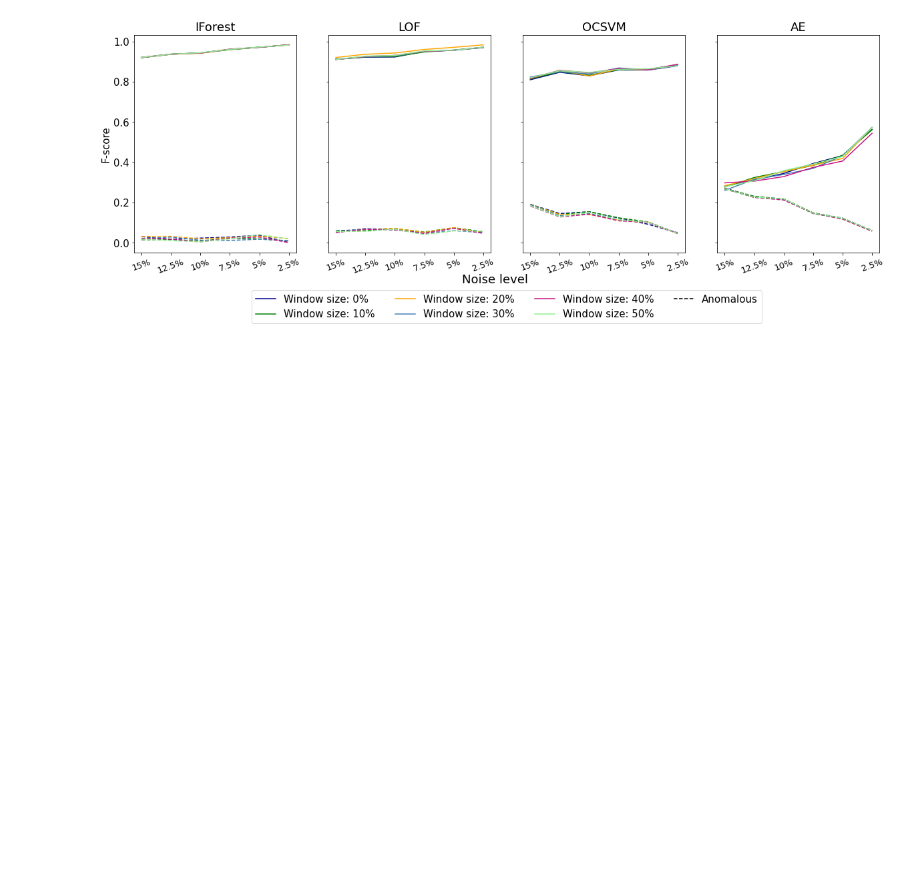
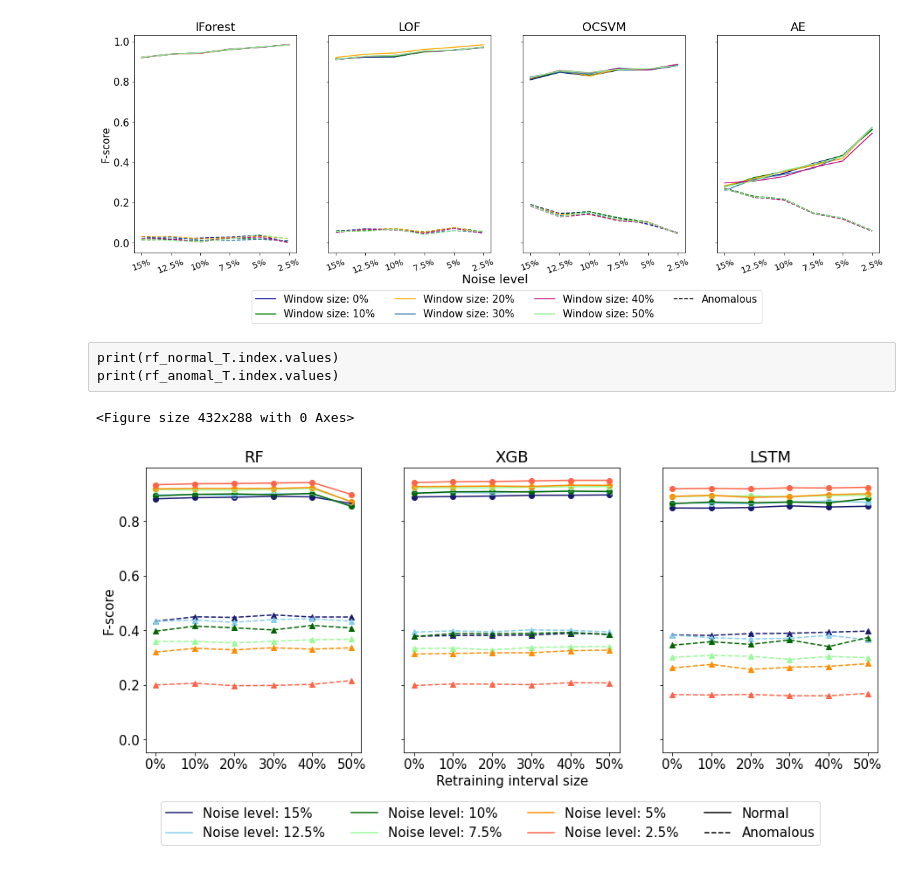
Before and after one commit to ghksdl6025/streaming_anomaly_detect, a Jupyter notebook: Visualization.ipynb, the cells around one changed output. Saved outputs shown, nothing was run; the diff lists cells and outputs as text; code cells hidden in the pictures; blank space fills up the shorter version.

```diff
--- a/Visualization.ipynb
+++ b/Visualization.ipynb
@@ -825,0 +1009,50 @@ plt.savefig('./img/unsupervised_retraining_comparison.pdf', bbox_inches="tight")
+# %% [raw]
+print(rf_normal_T.index.values)
+print(rf_anomal_T.index.values)
+# %%
+fig = plt.gcf()
+plt.rcParams.update({'font.size': 15})
+
+fig, (ax1, ax2, ax3) = plt.subplots(1, 3, sharey=True)
+fig.set_size_inches(15,6)
+
+colordict = {'15%':'midnightblue','12.5%':'skyblue','10%':'darkgreen', '7.5%':'palegreen','5%':'darkorange','2.5%':'tomato'}
+
+for x in list(rf_normalfscorewindow['Noise']):
+    ax1.plot(rf_normal_T.index.values, rf_normal_T[x], color = colordict[x],label = 'Noise level: %s'%(x))
+    ax1.scatter(rf_normal_T.index.values, rf_normal_T[x], color = colordict[x])
+    ax1.plot(rf_anomal_T.index.values, rf_anomal_T[x],'--',color = colordict[x])
+    ax1.scatter(rf_anomal_T.index.values, rf_anomal_T[x],marker = '^',color = colordict[x])
+
+
+for x in list(xgb_normalfscorewindow['Noise']):
+    ax2.plot(xgb_normal_T.index.values, xgb_normal_T[x], color = colordict[x],label = 'Noise level: %s'%(x))
+    ax2.scatter(xgb_normal_T.index.values, xgb_normal_T[x], color = colordict[x])
+    ax2.plot(xgb_anomal_T.index.values, xgb_anomal_T[x],'--',color = colordict[x])
+    ax2.scatter(xgb_anomal_T.index.values, xgb_anomal_T[x],marker = '^',color = colordict[x])
+
+for x in list(lstm_normalfscorewindow['Noise']):
+    ax3.plot(lstm_normal_T.index.values, lstm_normal_T[x], color = colordict[x],label = 'Noise level: %s'%(x))
+    ax3.scatter(lstm_normal_T.index.values, lstm_normal_T[x], color = colordict[x])
+    ax3.plot(lstm_anomal_T.index.values, lstm_anomal_T[x],'--',color = colordict[x])
+    ax3.scatter(lstm_anomal_T.index.values, lstm_anomal_T[x],marker = '^',color = colordict[x])
+
+plt.plot(['0%'],[0], color='k', label = 'Normal')
+plt.plot(['0%'],[0],'--', color='k', label = 'Anomalous')
+
+ax1.set_title('RF')
+ax2.set_title('XGB')
+ax3.set_title('LSTM')
+
+
+plt.legend(loc='upper center', bbox_to_anchor=(-0.8, -0.15), ncol=4)
+
+# plt.legend(bbox_to_anchor=(1.05,1), loc='upper left')
+ax2.set_xlabel('Retraining interval size')
+ax1.set_ylabel('F-score')
+# plt.ylim([0.5,1.05])
+# plt.title('Normal event F-score by window size')
+plt.savefig('./img/proposed_retraining_comparison.pdf', bbox_inches="tight")
+# %% [output]
+<Figure size 432x288 with 0 Axes>
+[figure, added]
```
Also changed, not shown: parts of 8 cells of this notebook, 4 other files.
